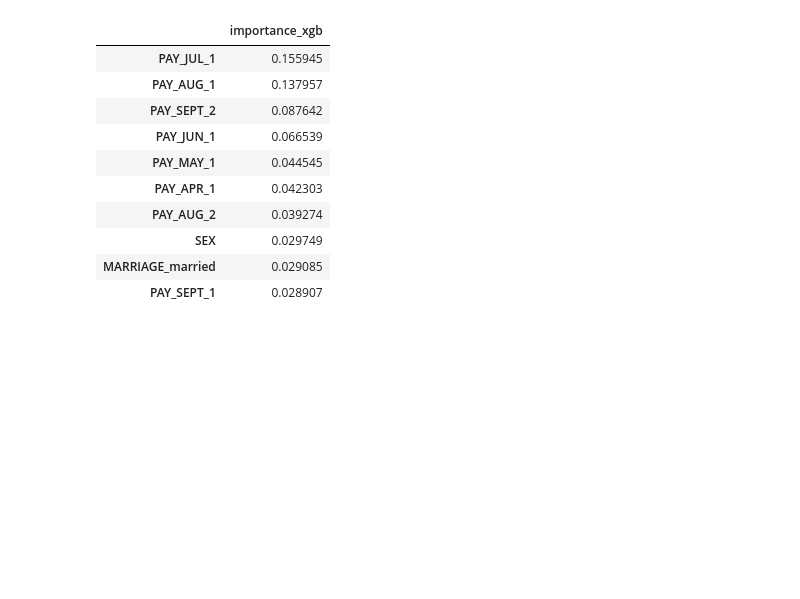
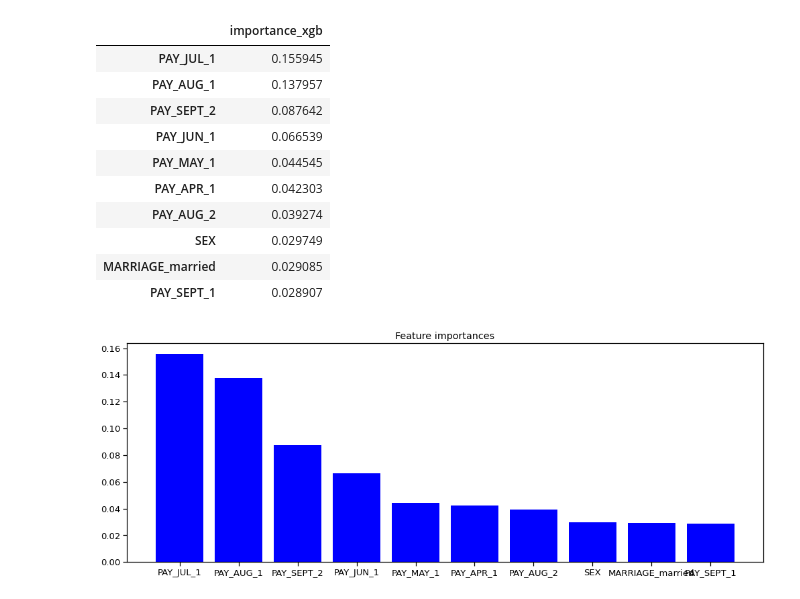
Before and after one commit to Creatrohit9/Credit-Card-Default-Prediction-Rohit-Bhadauriya, a Jupyter notebook: Credit_Card_Default_Prediction(Proponent_Ds)_Rohit_Bhadauriya_Capstone_Project.ipynb, the cells around one changed output. Saved outputs shown, nothing was run; the diff lists cells and outputs as text; code cells hidden in the pictures; blank space fills up the shorter version.

Commit message:
Commit for feature important plot

```diff
--- a/Credit_Card_Default_Prediction(Proponent_Ds)_Rohit_Bhadauriya_Capstone_Project.ipynb
+++ b/Credit_Card_Default_Prediction(Proponent_Ds)_Rohit_Bhadauriya_Capstone_Project.ipynb
@@ -1315,3 +1315,19 @@ pd.DataFrame(optimal_xgb.feature_importances_,
 | SEX | 0.029749 |
 | MARRIAGE_married | 0.029085 |
 | PAY_SEPT_1 | 0.028907 |
+# %%
+# Feature Importance
+feature_importances_xgb = pd.DataFrame(optimal_xgb.feature_importances_,
+                                   index = columns,
+                                    columns=['importance_xgb']).sort_values('importance_xgb',
+                                                                        ascending=False)[:10]
+# %%
+plt.subplots(figsize=(17,6))
+plt.title("Feature importances")
+plt.bar(feature_importances_xgb.index, feature_importances_xgb['importance_xgb'],
+        color="b",  align="center")
+# plt.xticks(feature_importances_rf.index, rotation = 45)
+#plt.xlim([-1, X.shape[1]])
+plt.show()
+# %% [output]
+[figure, added]
```
